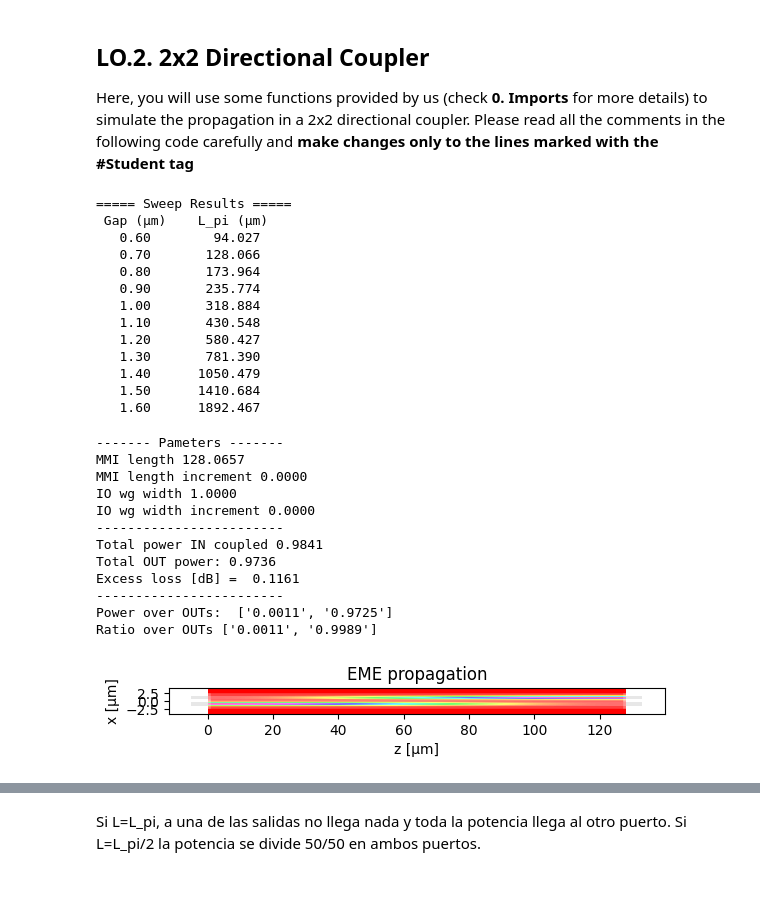
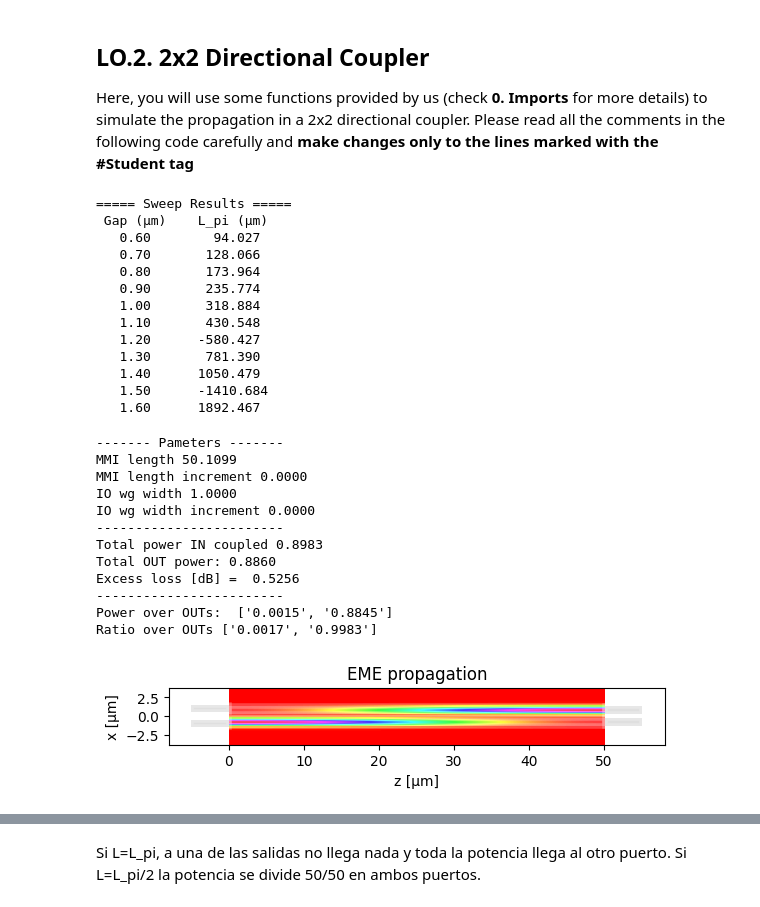
Before and after one commit to davidalcarria/pic-upv-lab2, a Jupyter notebook: COUPLERS_Student.ipynb, the cells around one changed output, grey strips where cells are left out. Cells and saved outputs as stored; diff of their text form; code cells hidden in the pictures.

```diff
--- a/COUPLERS_Student.ipynb
+++ b/COUPLERS_Student.ipynb
@@ -93,7 +93,7 @@ for i in gap_values:
 # Summary table
 print("\n===== Sweep Results =====")
 print(" Gap (µm)    L_pi (µm)")
-for g, L in zip(gap_values, Lpi_values):
+for g, L in zip(gap_values, L_pi_values):
     print(f"  {g:5.2f}      {L:8.3f}")
 # %% [output]
 ===== Sweep Results =====
@@ -104,13 +104,13 @@ for g, L in zip(gap_values, Lpi_values):
    0.90       235.774
    1.00       318.884
    1.10       430.548
-   1.20       580.427
+   1.20      -580.427
    1.30       781.390
    1.40      1050.479
-   1.50      1410.684
+   1.50      -1410.684
    1.60      1892.467
 # %%
-wg_gap = .7 # Student. Gap between waveguides
+wg_gap = .4 # Student. Gap between waveguides
 wg_width = 1.2 # Student. Core waveguides width
 
 d = wg_width + wg_gap
@@ -125,37 +125,37 @@ m.DC_N_waveguides = wg_N
 
 # 1) Compute de DC modes - Only execute whenever a geometrical parameter is changed. Takes time to find the modes.
 m.find_all_modes()
 
 # 2) Get the L_pi
 L_pi = m.get_L_pi()
 # IMPORTANT!!!
 # # If you DON'T change any geometrical parameter
 # (waveguide widths or gap) you can skip last cell.
 # YOU CAN RUN the lines below as many times as you wish
 # (SAVES TIME)
 
 # 3) Configure DC
 # DC I/O number
 m.n_IN = 2
 m.n_OUT = 2
 
 m.L_MMI = L_pi # Since we use the same library for propagation simulations of MMI and DC
                     # some variables might be identified as "MMI". Sorry about that (:
                     # Might change in the future
 
 # 4) Run propagation - get power transfer and plot propagation
 m.propagation()
 # %% [output]
 ------- Pameters -------
-MMI length 128.0657
+MMI length 50.1099
 MMI length increment 0.0000
 IO wg width 1.0000
 IO wg width increment 0.0000
 ------------------------
-Total power IN coupled 0.9841
-Total OUT power: 0.9736
-Excess loss [dB] =  0.1161
+Total power IN coupled 0.8983
+Total OUT power: 0.8860
+Excess loss [dB] =  0.5256
 ------------------------
-Power over OUTs:  ['0.0011', '0.9725']
-Ratio over OUTs ['0.0011', '0.9989']
+Power over OUTs:  ['0.0015', '0.8845']
+Ratio over OUTs ['0.0017', '0.9983']
-[figure, old version]
+[figure, new version]
```
Also changed, not shown: parts of 7 cells of this notebook.
